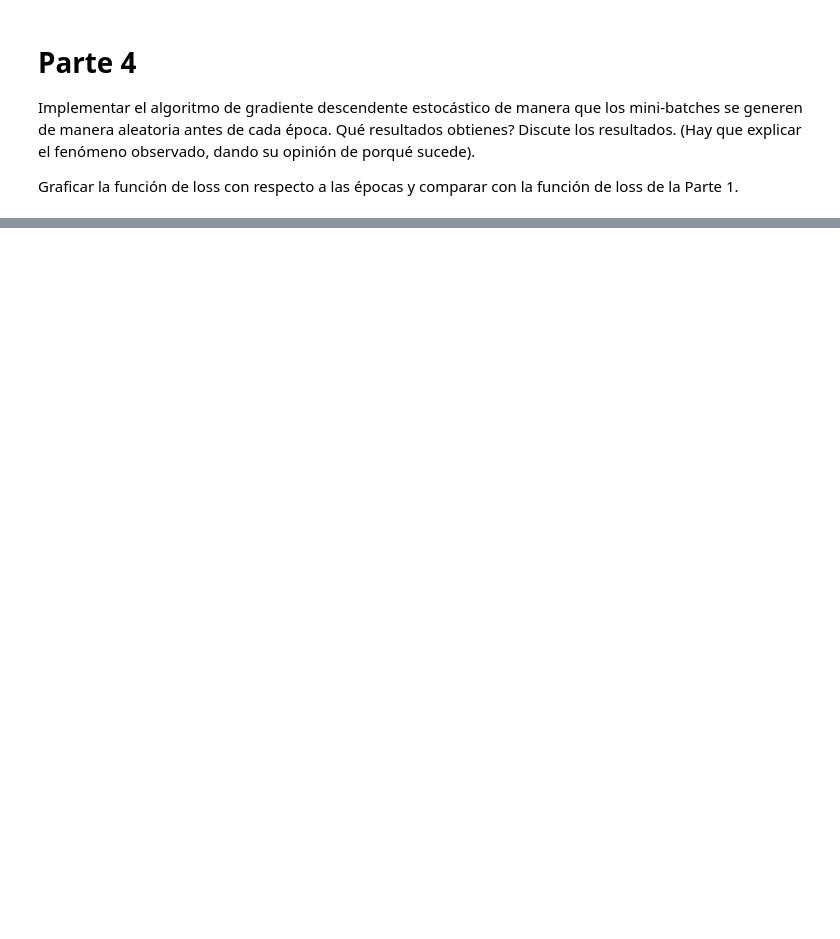
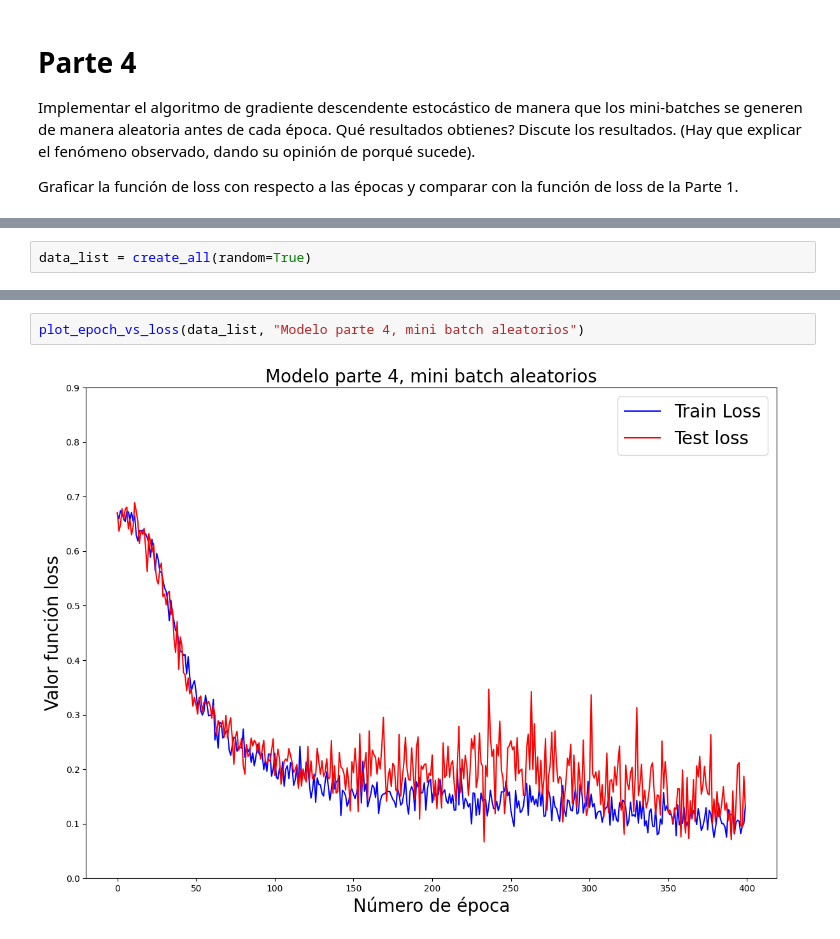
Before and after one commit to tridimensionaal/-Homeworks-CC6204, a Jupyter notebook: 01/CC6204_Tarea_1.ipynb, the cells around one changed output, grey strips where cells are left out. Cells and saved outputs as stored; diff of their text form; blank space fills up the shorter version.

```diff
--- a/01/CC6204_Tarea_1.ipynb
+++ b/01/CC6204_Tarea_1.ipynb
@@ -517,0 +661,2 @@ Graficar la función de loss con respecto a las épocas y comparar con la funci
+# %%
+data_list = create_all(random=True)
@@ -517,0 +681,4 @@ Graficar la función de loss con respecto a las épocas y comparar con la funci
+# %%
+plot_epoch_vs_loss(data_list, "Modelo parte 4, mini batch aleatorios")
+# %% [output]
+[figure, added]
```
Also changed, not shown: parts of 14 cells of this notebook.
